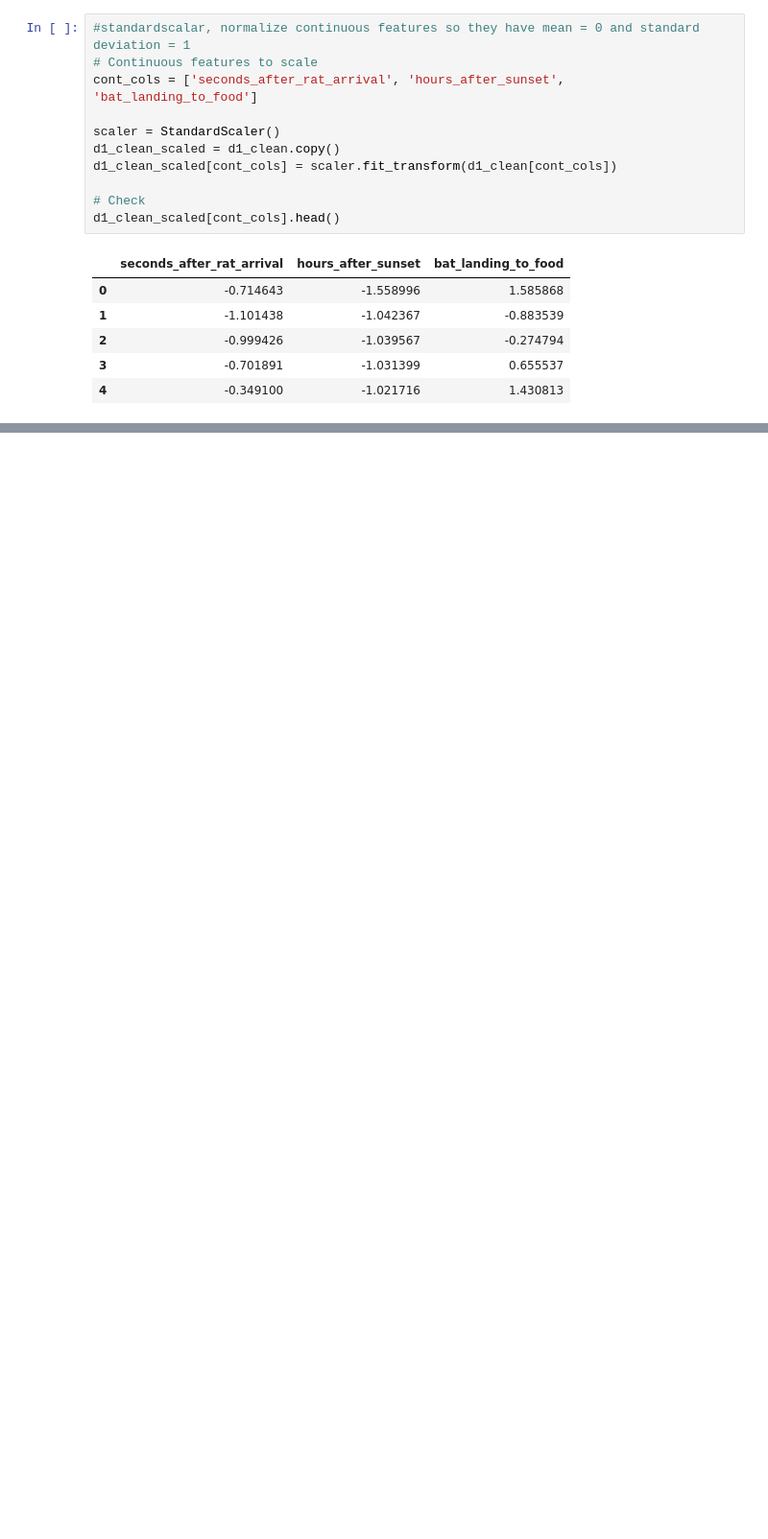
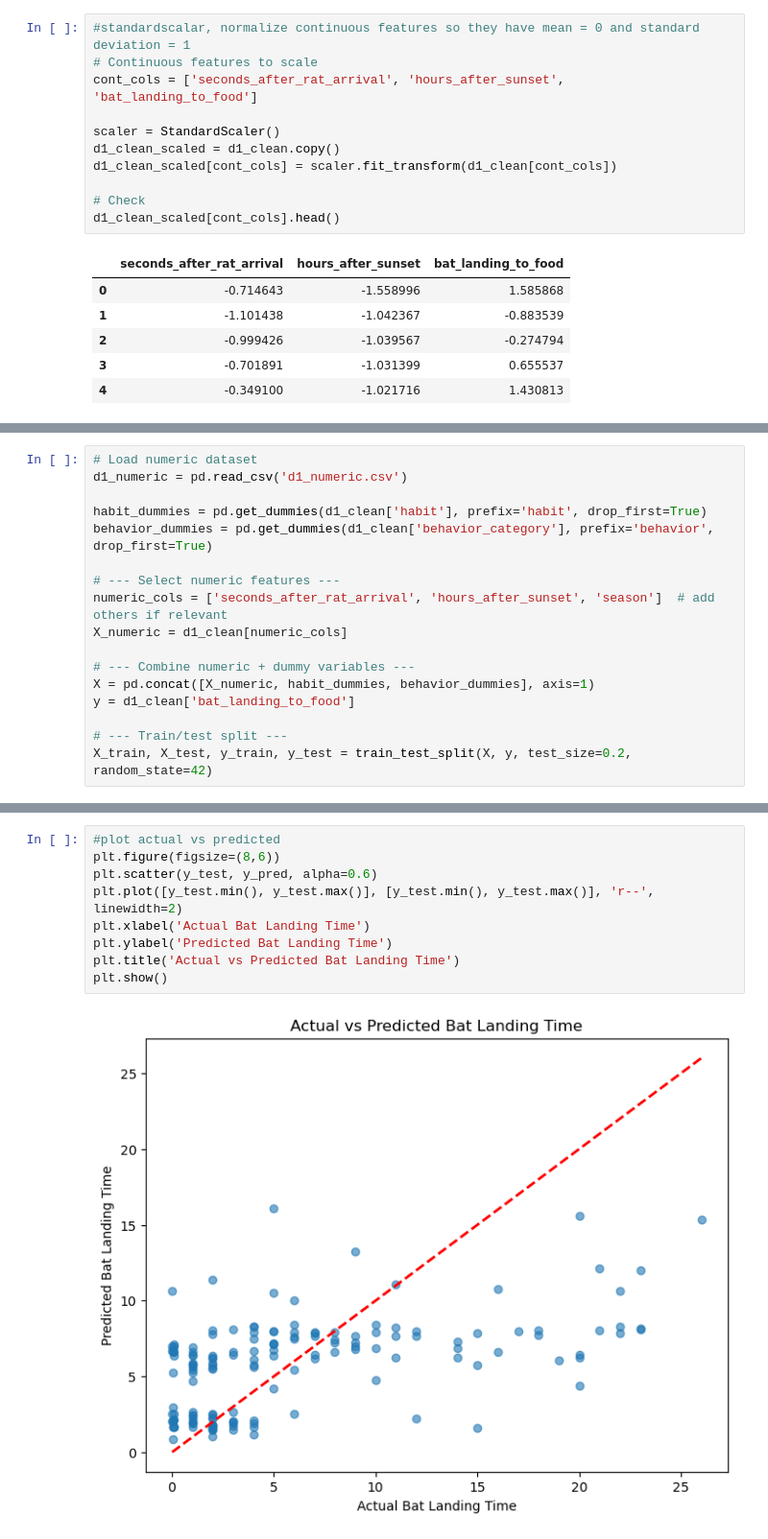
Before and after one commit to ipsakhadka/HIT140, a Jupyter notebook: Assignment3/assignment3.ipynb, the cells around one changed output, grey strips where cells are left out. Shown: that part at 96% size. Cells and saved outputs as stored; diff of their text form; blank space fills up the shorter version.

Commit message:
updating LR and checking Bat_landing sec_after_rat_arrival

```diff
--- a/Assignment3/assignment3.ipynb
+++ b/Assignment3/assignment3.ipynb
@@ -710,0 +680,17 @@ Index(['start_time', 'rat_period_start', 'rat_period_end', 'sunset_time',
+# %%
+# Load numeric dataset
+d1_numeric = pd.read_csv('d1_numeric.csv')
+
+habit_dummies = pd.get_dummies(d1_clean['habit'], prefix='habit', drop_first=True)
+behavior_dummies = pd.get_dummies(d1_clean['behavior_category'], prefix='behavior', drop_first=True)
+
+# --- Select numeric features ---
+numeric_cols = ['seconds_after_rat_arrival', 'hours_after_sunset', 'season']  # add others if relevant
+X_numeric = d1_clean[numeric_cols]
+
+# --- Combine numeric + dummy variables ---
+X = pd.concat([X_numeric, habit_dummies, behavior_dummies], axis=1)
+y = d1_clean['bat_landing_to_food']
+
+# --- Train/test split ---
+X_train, X_test, y_train, y_test = train_test_split(X, y, test_size=0.2, random_state=42)
@@ -710,0 +707,11 @@ Index(['start_time', 'rat_period_start', 'rat_period_end', 'sunset_time',
+# %%
+#plot actual vs predicted
+plt.figure(figsize=(8,6))
+plt.scatter(y_test, y_pred, alpha=0.6)
+plt.plot([y_test.min(), y_test.max()], [y_test.min(), y_test.max()], 'r--', linewidth=2)
+plt.xlabel('Actual Bat Landing Time')
+plt.ylabel('Predicted Bat Landing Time')
+plt.title('Actual vs Predicted Bat Landing Time')
+plt.show()
+# %% [output]
+[figure, added]
```
Also changed, not shown: parts of 15 cells of this notebook, 1 other file.
